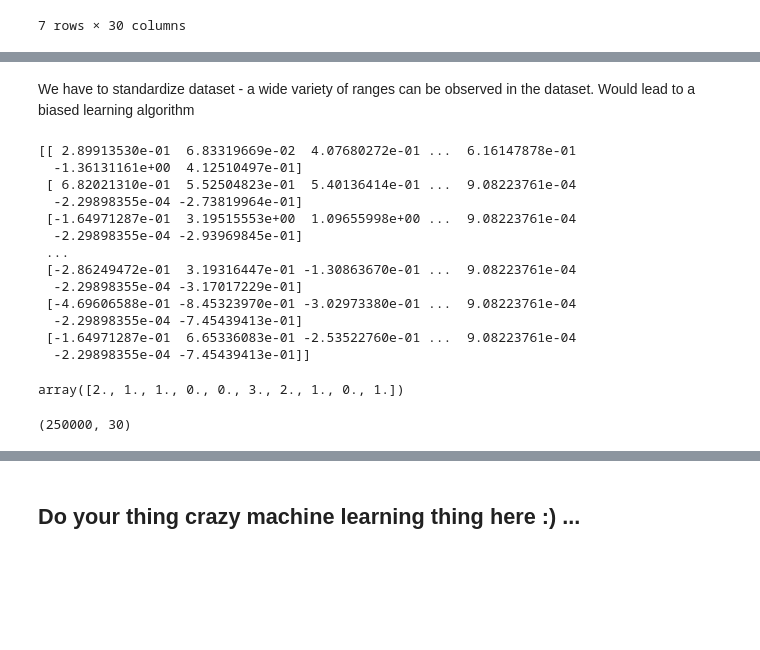
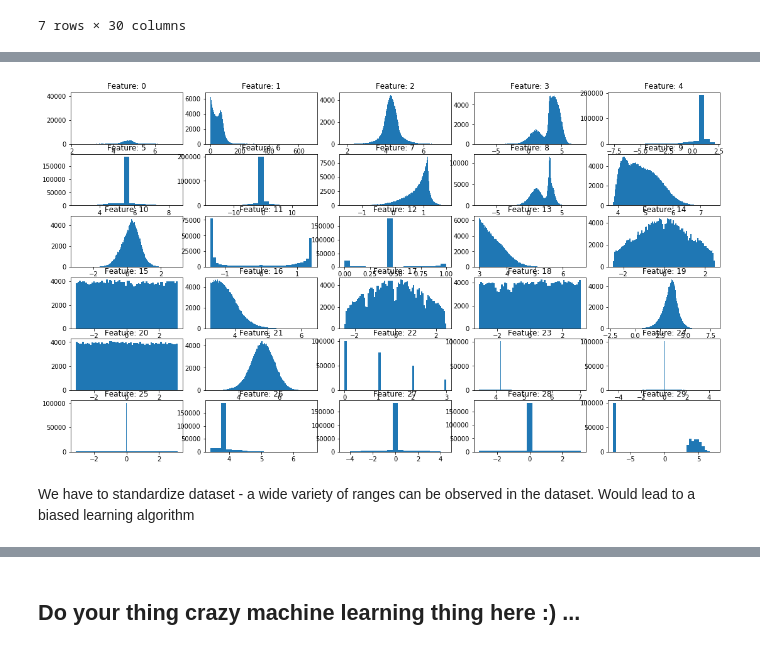
Before and after one commit to clelf/ML_Project1, a Jupyter notebook: scripts/project1-Jostein.ipynb, the cells around one changed output, grey strips where cells are left out. Drawn from its saved outputs; the diff is of its cells as text; code cells hidden in the pictures; blank space fills up the shorter version.

Commit message:
update: log transform

```diff
--- a/scripts/project1-Jostein.ipynb
+++ b/scripts/project1-Jostein.ipynb
@@ -71,0 +133,7 @@ df
+# %%
+#Replace NaN's with median values
+from clean_nan import *
+
+tX_nan_replaced = clean_nan(tX, feature_median)
+view_data_nicely = pd.DataFrame(tX_nan_replaced)
+view_data_nicely
@@ -71,0 +154,11 @@ df
+# %%
+skewed_features = [0, 2, 3, 4, 5, 7, 8, 9, 10, 13, 16, 19, 21, 23, 26, 29]
+#skewed_features = [0, 2, 3, 4, 5, 7, 8, 9, 10, 11, 14, 17, 19, 21, 24, 27]
+
+# Print number of 0's for each feature. For Feature 29 (last two outputs)
+# You can clearly see how many 0 values is in that dataset. Should be NaN
+# and replaced with median so that the regression actually fits to the distribution
+for skew in skewed_features:
+    if (tX_nan_replaced[:,skew] == 0).any():
+        print(skew)
+        print((tX_nan_replaced[:,skew] == 0).sum())
@@ -71,0 +174,8 @@ df
+# %%
+from data_wrangling import shift_zeros
+
+## Replaces 0 with 0.0005 in order to avoid log(0)
+tX_noZero = shift_zeros(tX_nan_replaced, skewed_features, 0.0005)
+
+view_data_nicely = pd.DataFrame(tX_noZero)
+view_data_nicely
@@ -72,2 +196,23 @@ df
+# %%
+from data_wrangling import log_transform
+
+tX_logged = log_transform(tX_noZero, skewed_features)
+# %%
+nrows = 6
+ncols = 5
+fig, axes = plt.subplots(nrows, ncols)
+
+feature_id = 0
+for row in range(nrows):
+    for col in range(ncols):
+        feature_tbp  = tX_logged[:,feature_id]
+        axes[row, col].hist(feature_tbp[~np.isnan(feature_tbp)], bins='auto')
+        axes[row, col].set_title('Feature: {}'.format(feature_id))
+        feature_id += 1
+
+
+fig.set_size_inches(18.5, 10.5)
+# %% [output]
+[figure, added]
 # %% [markdown]
 We have to standardize dataset - a wide variety of ranges can be observed in the dataset. Would lead to a biased learning algorithm
@@ -84,31 +219,7 @@ tx_ = clean_nan(tX, feature_median)
 # %%
 # create standardized dataset
 #should be put into a method
-for i in range(tx_.shape[1]):
+tx_ = tX_logged.copy()
+for i in range(tX_logged.shape[1]):
     if (i!=22):
-        tx_[:,i] = (tx_[:,i] - feature_mean[i])/feature_std[i]
-
-print(tx_)
+        tX_[:,i] = (tX_[:,i] - feature_mean[i])/feature_std[i]
-# %% [output]
-[[ 2.89913530e-01  6.83319669e-02  4.07680272e-01 ...  6.16147878e-01
-  -1.36131161e+00  4.12510497e-01]
- [ 6.82021310e-01  5.52504823e-01  5.40136414e-01 ...  9.08223761e-04
-  -2.29898355e-04 -2.73819964e-01]
- [-1.64971287e-01  3.19515553e+00  1.09655998e+00 ...  9.08223761e-04
-  -2.29898355e-04 -2.93969845e-01]
- ...
- [-2.86249472e-01  3.19316447e-01 -1.30863670e-01 ...  9.08223761e-04
-  -2.29898355e-04 -3.17017229e-01]
- [-4.69606588e-01 -8.45323970e-01 -3.02973380e-01 ...  9.08223761e-04
-  -2.29898355e-04 -7.45439413e-01]
- [-1.64971287e-01  6.65336083e-01 -2.53522760e-01 ...  9.08223761e-04
-  -2.29898355e-04 -7.45439413e-01]]
-# %%
-tx_[0:10,22]
-# %% [output]
-array([2., 1., 1., 0., 0., 3., 2., 1., 0., 1.])
-# %%
-# Double checking array
-tx_.shape
-# %% [output]
-(250000, 30)
```
Also changed, not shown: parts of 37 cells of this notebook, 1 other file.
